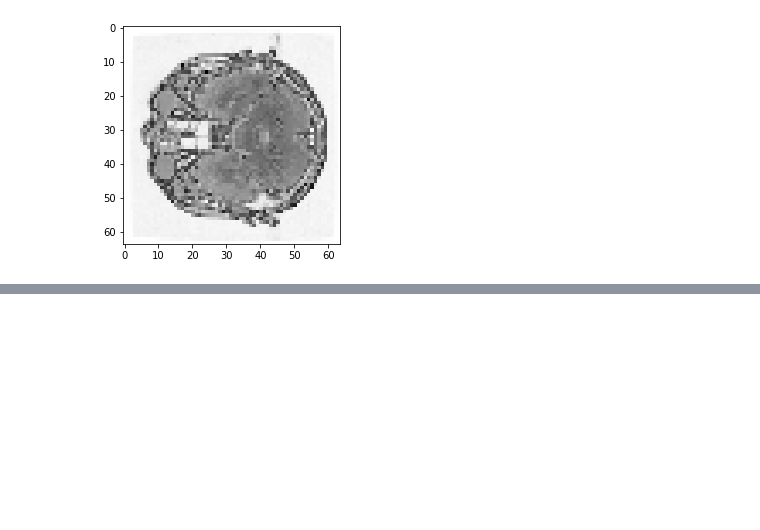
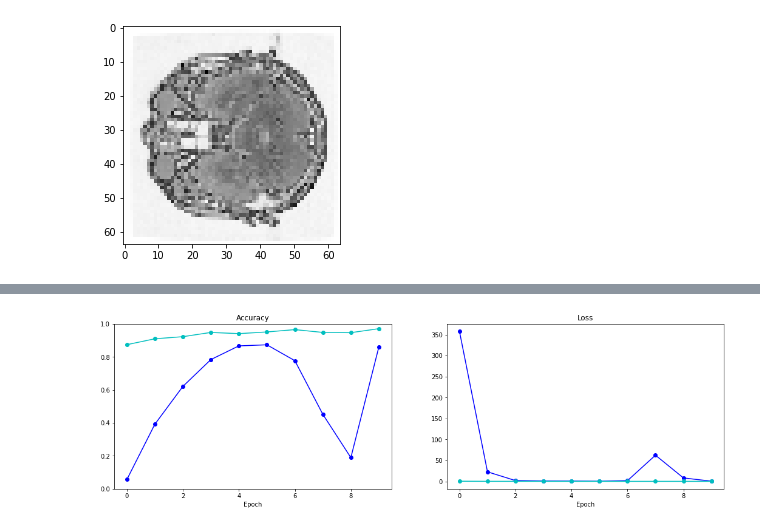
Before and after one commit to ggirlk/portf-draft, a Jupyter notebook: V0.ipynb, the cells around one changed output, grey strips where cells are left out. Cells and saved outputs as stored; diff of their text form; code cells hidden in the pictures; blank space fills up the shorter version.

Commit message:
classical <densenet121>

```diff
--- a/V0.ipynb
+++ b/V0.ipynb
@@ -327,0 +393,6 @@ Confusion matrix, without normalization
+# %%
+# Make a train/test split using 30% test size
+from sklearn.model_selection import train_test_split
+X_train, X_test, y_train, y_test = train_test_split(cimages, clabels,
+                                                    test_size=0.3,
+                                                    random_state=42)
@@ -327,0 +403,22 @@ Confusion matrix, without normalization
+# %%
+model = K.applications.DenseNet121(
+    include_top=True,
+    weights=None, #"imagenet",
+    input_tensor=None,
+    input_shape=(204, 204, 1),
+    pooling=None,
+    classes=4,
+)
+model.compile(
+        optimizer=K.optimizers.Adam(),
+        loss="sparse_categorical_crossentropy",
+        metrics=["accuracy"],
+)
+history = model.fit(
+    X_train,
+    y_train,
+    validation_data=(X_test, y_test),
+    batch_size=16,
+    epochs=10,
+    verbose=1,
+)
@@ -327,0 +446,15 @@ Confusion matrix, without normalization
+# %%
+fig, (ax1, ax2) = plt.subplots(1, 2, figsize=(18, 5))
+ax1.plot(history.history["val_accuracy"], "-ob")
+ax1.plot(history.history["accuracy"], "-oc")
+ax1.set_ylim([0, 1])
+ax1.set_title("Accuracy")
+ax1.set_xlabel("Epoch")
+
+ax2.plot(history.history["val_loss"], "-ob")
+ax2.plot(history.history["loss"], "-oc")
+ax2.set_title("Loss")
+ax2.set_xlabel("Epoch")
+plt.show()
+# %% [output]
+[figure, added]
```
Also changed, not shown: parts of 21 cells of this notebook.
